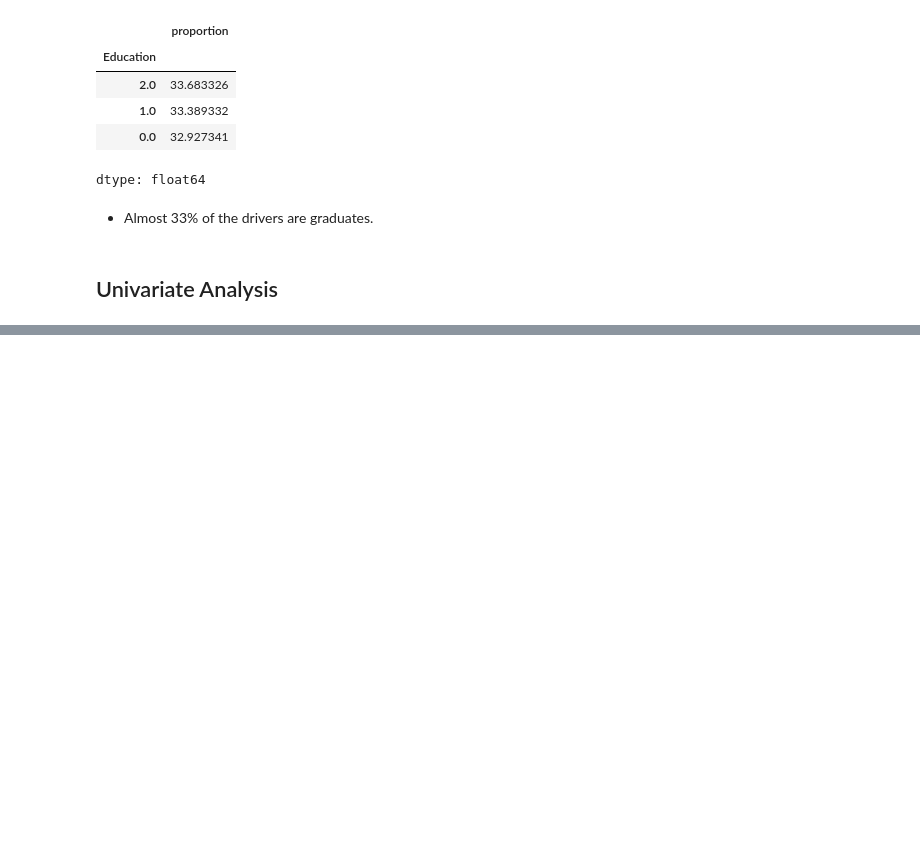
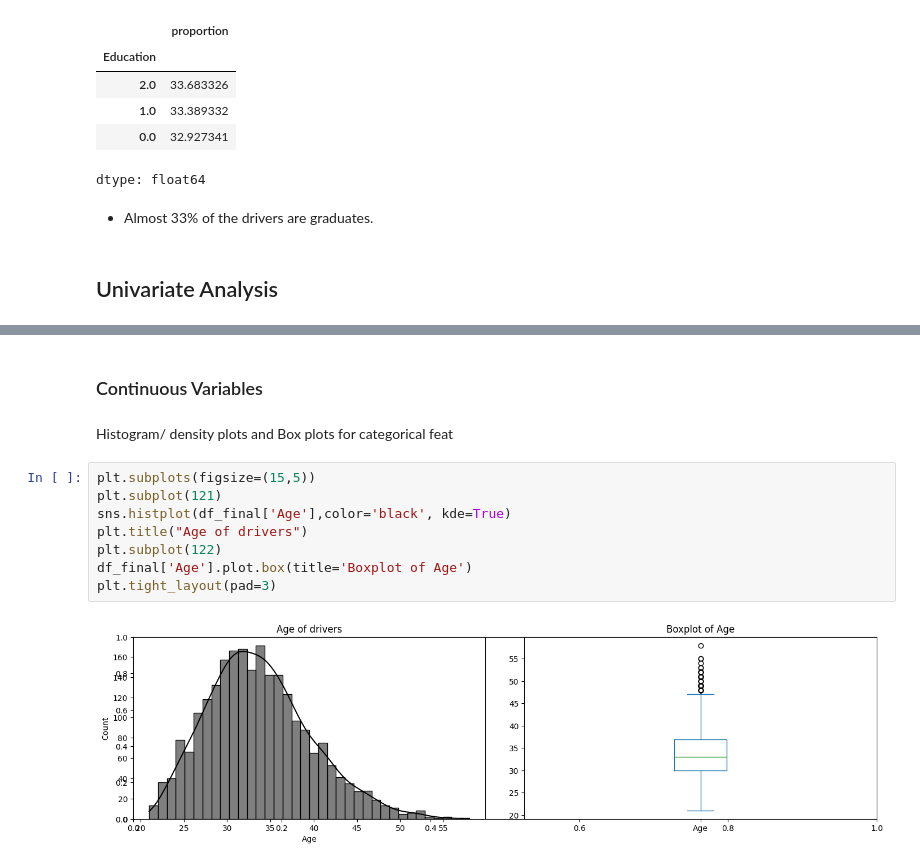
Before and after one commit to mayankbrn/9.10_Driver_churn_ensemble_learning, a Jupyter notebook: 10_Driver_churn_ensemble_learning.ipynb, the cells around one changed output, grey strips where cells are left out. Cells and saved outputs as stored; diff of their text form; blank space fills up the shorter version.

```diff
--- a/10_Driver_churn_ensemble_learning.ipynb
+++ b/10_Driver_churn_ensemble_learning.ipynb
@@ -730,0 +823,14 @@ dtype: float64
+# %% [markdown]
+### Continuous Variables
+# %% [markdown]
+Histogram/ density plots and Box plots for categorical feat
+# %%
+plt.subplots(figsize=(15,5))
+plt.subplot(121)
+sns.histplot(df_final['Age'],color='black', kde=True)
+plt.title("Age of drivers")
+plt.subplot(122)
+df_final['Age'].plot.box(title='Boxplot of Age')
+plt.tight_layout(pad=3)
+# %% [output]
+[figure, added]
```
Also changed, not shown: parts of 14 cells of this notebook.
